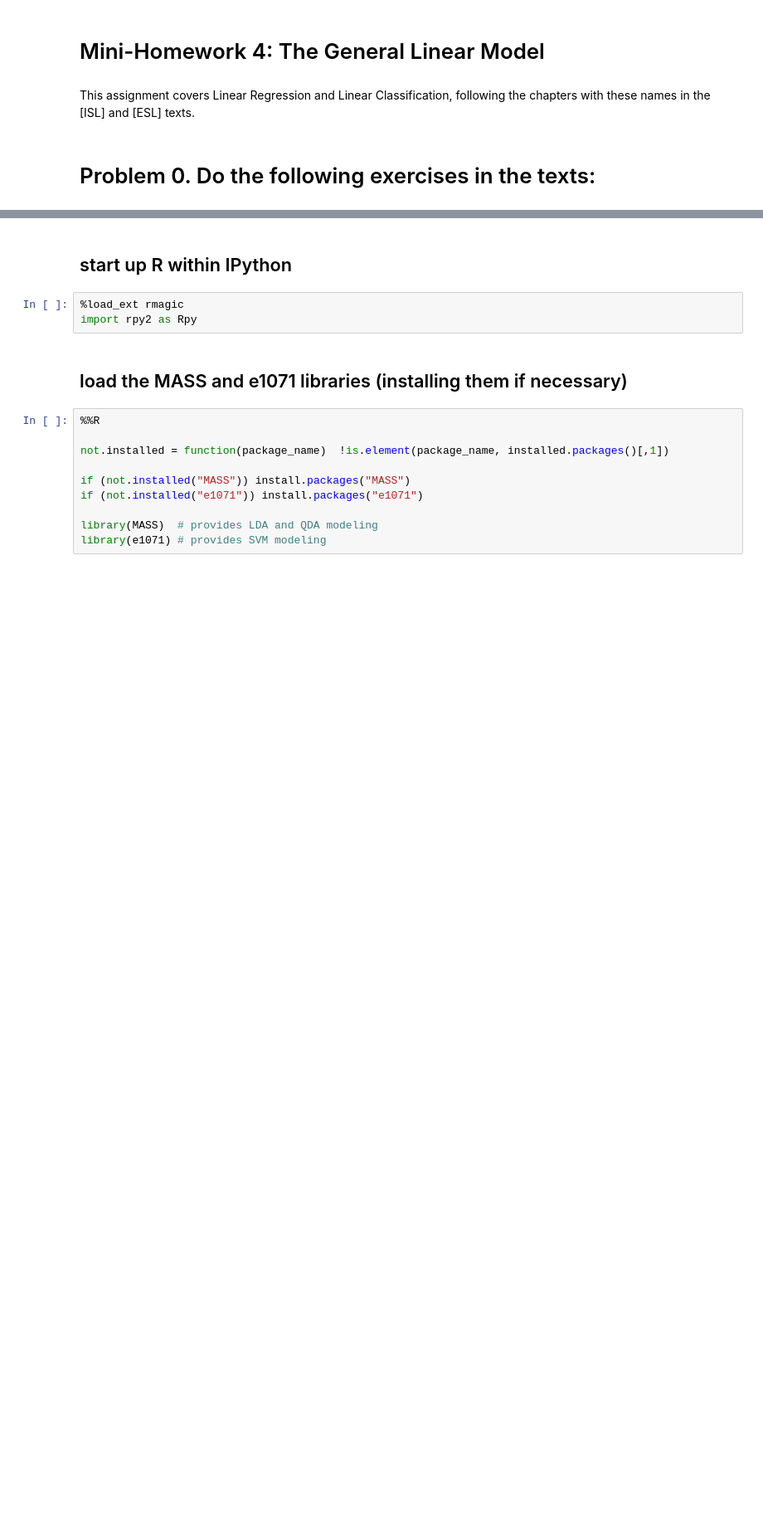
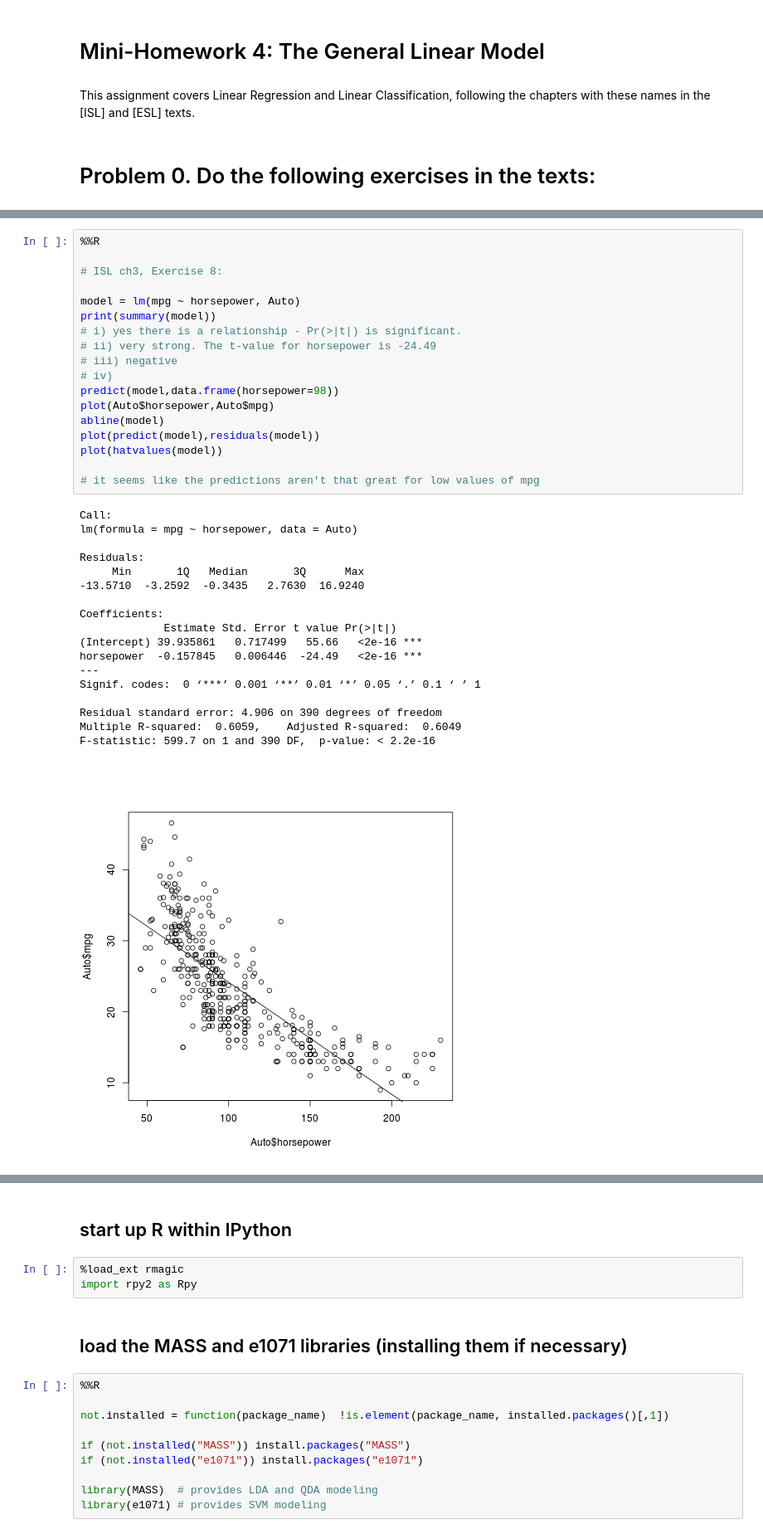
Before and after one commit to realmichaelzyy/cs249-2, a Jupyter notebook: hw4/MiniHW4.ipynb, the cells around one changed output, grey strips where cells are left out. Shown: that part at 83% size. Cells and saved outputs as stored; diff of their text form; blank space fills up the shorter version.

```diff
--- a/hw4/MiniHW4.ipynb
+++ b/hw4/MiniHW4.ipynb
@@ -12,0 +36,37 @@ This assignment covers Linear Regression and Linear Classification, following th
+# %%
+%%R
+
+# ISL ch3, Exercise 8:
+
+model = lm(mpg ~ horsepower, Auto)
+print(summary(model))
+# i) yes there is a relationship - Pr(>|t|) is significant.
+# ii) very strong. The t-value for horsepower is -24.49
+# iii) negative
+# iv)
+predict(model,data.frame(horsepower=98))
+plot(Auto$horsepower,Auto$mpg)
+abline(model)
+plot(predict(model),residuals(model))
+plot(hatvalues(model))
+
+# it seems like the predictions aren't that great for low values of mpg
+# %% [output]
+Call:
+lm(formula = mpg ~ horsepower, data = Auto)
+
+Residuals:
+     Min       1Q   Median       3Q      Max
+-13.5710  -3.2592  -0.3435   2.7630  16.9240
+
+Coefficients:
+             Estimate Std. Error t value Pr(>|t|)
+(Intercept) 39.935861   0.717499   55.66   <2e-16 ***
+horsepower  -0.157845   0.006446  -24.49   <2e-16 ***
+---
+Signif. codes:  0 ‘***’ 0.001 ‘**’ 0.01 ‘*’ 0.05 ‘.’ 0.1 ‘ ’ 1
+
+Residual standard error: 4.906 on 390 degrees of freedom
+Multiple R-squared:  0.6059,    Adjusted R-squared:  0.6049
+F-statistic: 599.7 on 1 and 390 DF,  p-value: < 2.2e-16
+[figure, added]
```
Also changed, not shown: parts of 21 cells of this notebook.
